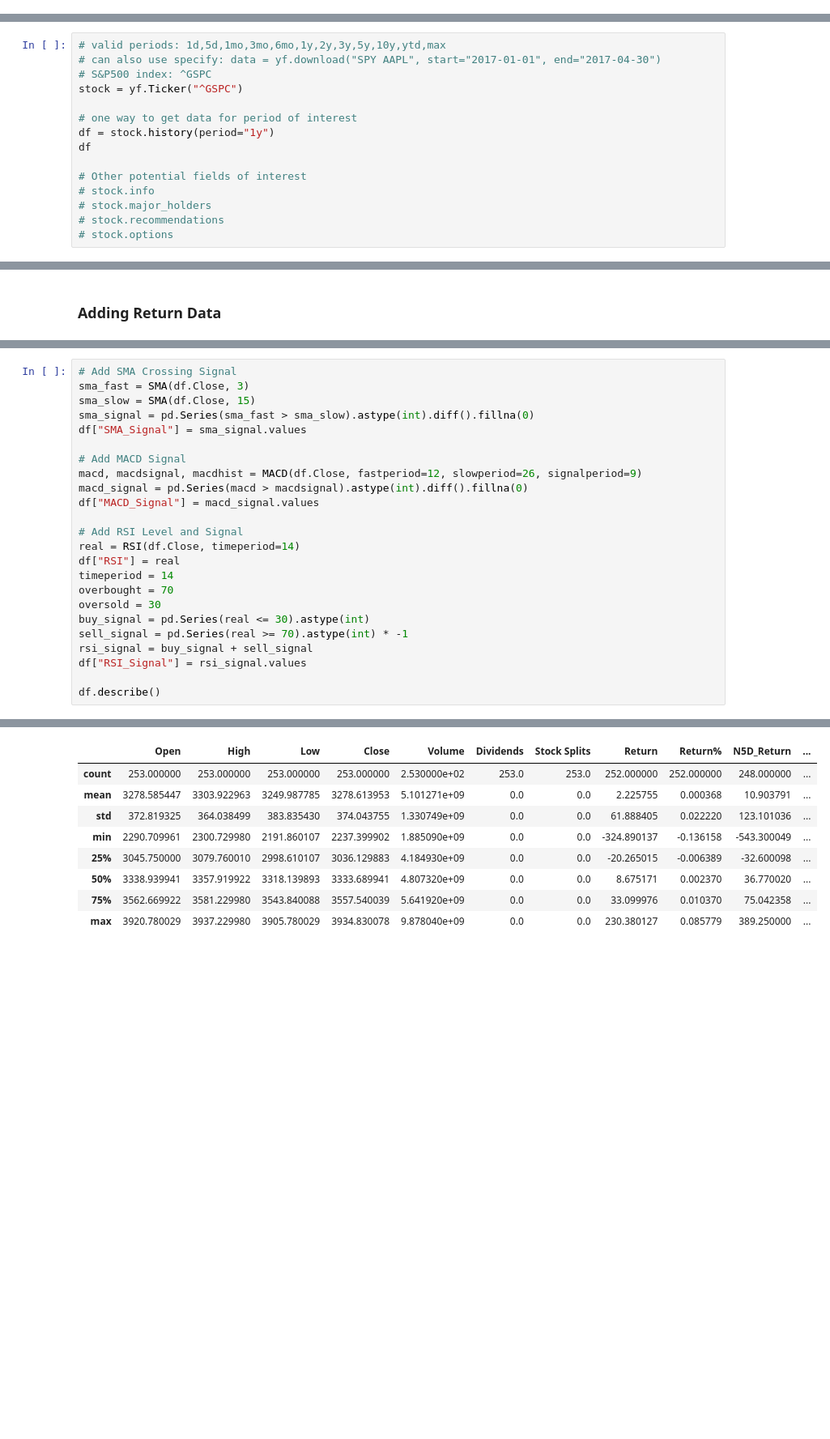
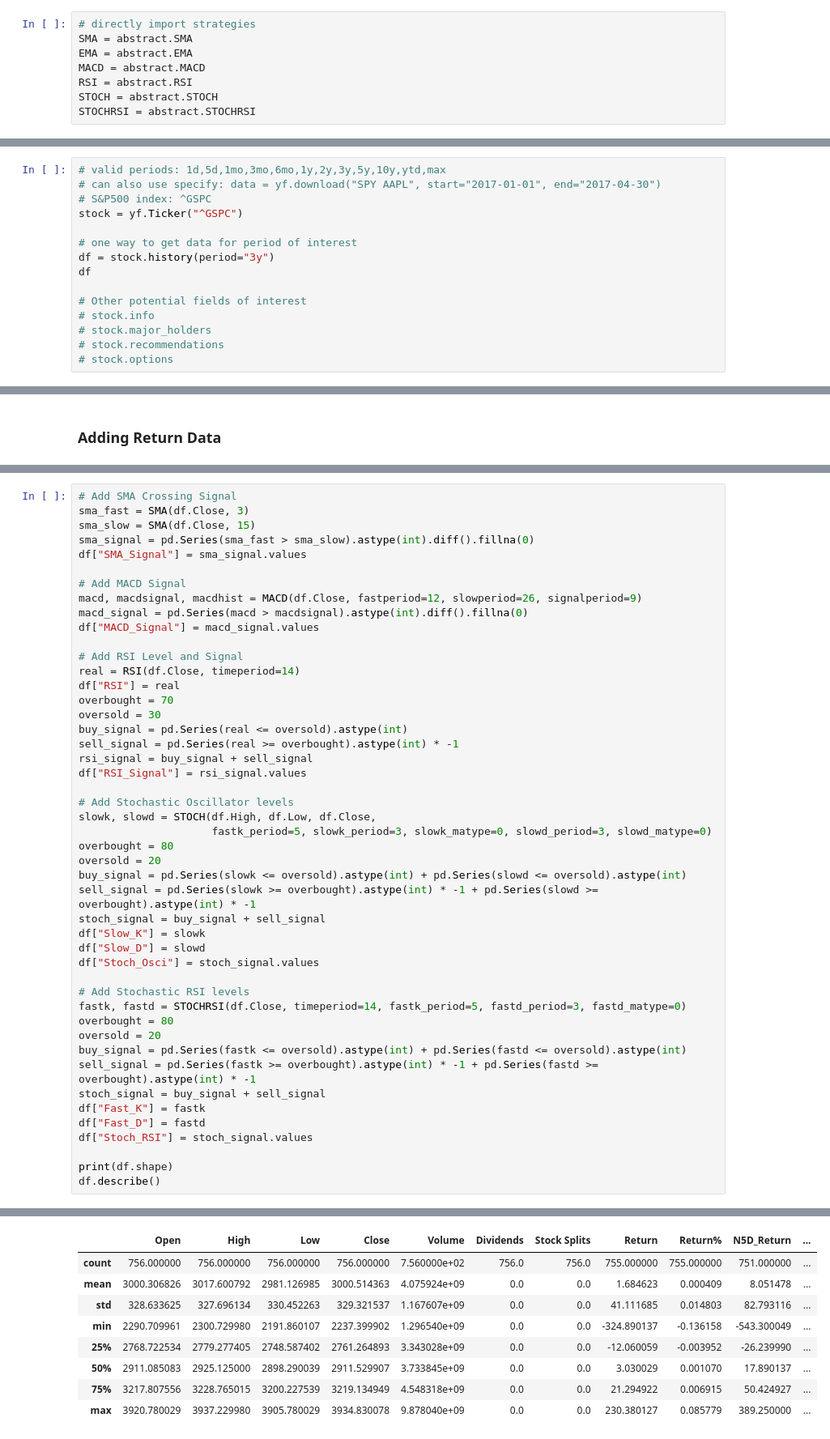
Before and after one commit to evelynyou/capstone_indicators, a Jupyter notebook: playground_EY.ipynb, the cells around one changed output, grey strips where cells are left out. Shown at 81% size. Cells and saved outputs as stored; diff of their text form; blank space fills up the shorter version.

```diff
--- a/playground_EY.ipynb
+++ b/playground_EY.ipynb
@@ -18,3 +15,11 @@ from backtesting import Backtest
+# %%
+# directly import strategies
+SMA = abstract.SMA
+EMA = abstract.EMA
+MACD = abstract.MACD
+RSI = abstract.RSI
+STOCH = abstract.STOCH
+STOCHRSI = abstract.STOCHRSI
 # %% [markdown]
 ## Getting Data from Yahoo Example
 Additional info: https://pypi.org/project/yfinance/
@@ -25,7 +30,7 @@ Additional info: https://pypi.org/project/yfinance/
 stock = yf.Ticker("^GSPC")
 
 # one way to get data for period of interest
-df = stock.history(period="1y")
+df = stock.history(period="3y")
 df
 
 # Other potential fields of interest
@@ -90,13 +160,36 @@ df["MACD_Signal"] = macd_signal.values
 # Add RSI Level and Signal
 real = RSI(df.Close, timeperiod=14)
 df["RSI"] = real
-timeperiod = 14
 overbought = 70
 oversold = 30
-buy_signal = pd.Series(real <= 30).astype(int)
-sell_signal = pd.Series(real >= 70).astype(int) * -1
+buy_signal = pd.Series(real <= oversold).astype(int)
+sell_signal = pd.Series(real >= overbought).astype(int) * -1
 rsi_signal = buy_signal + sell_signal
 df["RSI_Signal"] = rsi_signal.values
 
+# Add Stochastic Oscillator levels
+slowk, slowd = STOCH(df.High, df.Low, df.Close,
+                     fastk_period=5, slowk_period=3, slowk_matype=0, slowd_period=3, slowd_matype=0)
+overbought = 80
+oversold = 20
+buy_signal = pd.Series(slowk <= oversold).astype(int) + pd.Series(slowd <= oversold).astype(int)
+sell_signal = pd.Series(slowk >= overbought).astype(int) * -1 + pd.Series(slowd >= overbought).astype(int) * -1
+stoch_signal = buy_signal + sell_signal
+df["Slow_K"] = slowk
+df["Slow_D"] = slowd
+df["Stoch_Osci"] = stoch_signal.values
+
+# Add Stochastic RSI levels
+fastk, fastd = STOCHRSI(df.Close, timeperiod=14, fastk_period=5, fastd_period=3, fastd_matype=0)
+overbought = 80
+oversold = 20
+buy_signal = pd.Series(fastk <= oversold).astype(int) + pd.Series(fastd <= oversold).astype(int)
+sell_signal = pd.Series(fastk >= overbought).astype(int) * -1 + pd.Series(fastd >= overbought).astype(int) * -1
+stoch_signal = buy_signal + sell_signal
+df["Fast_K"] = fastk
+df["Fast_D"] = fastd
+df["Stoch_RSI"] = stoch_signal.values
+
+print(df.shape)
 df.describe()
 # %% [output]
@@ -103,9 +197,9 @@ df.describe()
 |  | Open | High | Low | Close | Volume | Dividends | Stock Splits | Return | Return% | N5D_Return | ... |
-| count | 253.000000 | 253.000000 | 253.000000 | 253.000000 | 2.530000e+02 | 253.0 | 253.0 | 252.000000 | 252.000000 | 248.000000 | ... |
-| mean | 3278.585447 | 3303.922963 | 3249.987785 | 3278.613953 | 5.101271e+09 | 0.0 | 0.0 | 2.225755 | 0.000368 | 10.903791 | ... |
-| std | 372.819325 | 364.038499 | 383.835430 | 374.043755 | 1.330749e+09 | 0.0 | 0.0 | 61.888405 | 0.022220 | 123.101036 | ... |
-| min | 2290.709961 | 2300.729980 | 2191.860107 | 2237.399902 | 1.885090e+09 | 0.0 | 0.0 | -324.890137 | -0.136158 | -543.300049 | ... |
-| 25% | 3045.750000 | 3079.760010 | 2998.610107 | 3036.129883 | 4.184930e+09 | 0.0 | 0.0 | -20.265015 | -0.006389 | -32.600098 | ... |
-| 50% | 3338.939941 | 3357.919922 | 3318.139893 | 3333.689941 | 4.807320e+09 | 0.0 | 0.0 | 8.675171 | 0.002370 | 36.770020 | ... |
-| 75% | 3562.669922 | 3581.229980 | 3543.840088 | 3557.540039 | 5.641920e+09 | 0.0 | 0.0 | 33.099976 | 0.010370 | 75.042358 | ... |
+| count | 756.000000 | 756.000000 | 756.000000 | 756.000000 | 7.560000e+02 | 756.0 | 756.0 | 755.000000 | 755.000000 | 751.000000 | ... |
+| mean | 3000.306826 | 3017.600792 | 2981.126985 | 3000.514363 | 4.075924e+09 | 0.0 | 0.0 | 1.684623 | 0.000409 | 8.051478 | ... |
+| std | 328.633625 | 327.696134 | 330.452263 | 329.321537 | 1.167607e+09 | 0.0 | 0.0 | 41.111685 | 0.014803 | 82.793116 | ... |
+| min | 2290.709961 | 2300.729980 | 2191.860107 | 2237.399902 | 1.296540e+09 | 0.0 | 0.0 | -324.890137 | -0.136158 | -543.300049 | ... |
+| 25% | 2768.722534 | 2779.277405 | 2748.587402 | 2761.264893 | 3.343028e+09 | 0.0 | 0.0 | -12.060059 | -0.003952 | -26.239990 | ... |
+| 50% | 2911.085083 | 2925.125000 | 2898.290039 | 2911.529907 | 3.733845e+09 | 0.0 | 0.0 | 3.030029 | 0.001070 | 17.890137 | ... |
+| 75% | 3217.807556 | 3228.765015 | 3200.227539 | 3219.134949 | 4.548318e+09 | 0.0 | 0.0 | 21.294922 | 0.006915 | 50.424927 | ... |
 | max | 3920.780029 | 3937.229980 | 3905.780029 | 3934.830078 | 9.878040e+09 | 0.0 | 0.0 | 230.380127 | 0.085779 | 389.250000 | ... |
```
Also changed, not shown: parts of 39 cells of this notebook, 2 other files.
